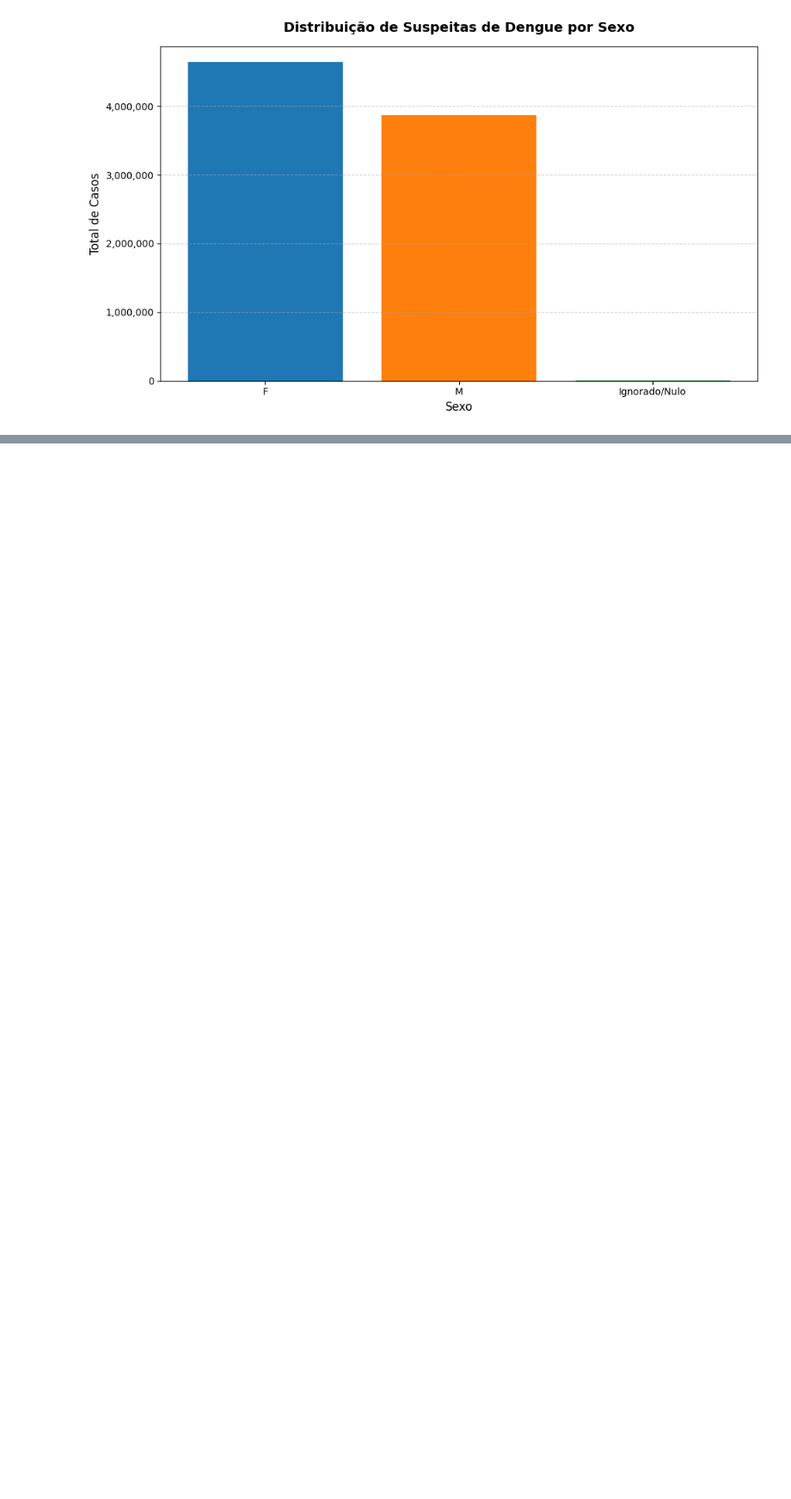
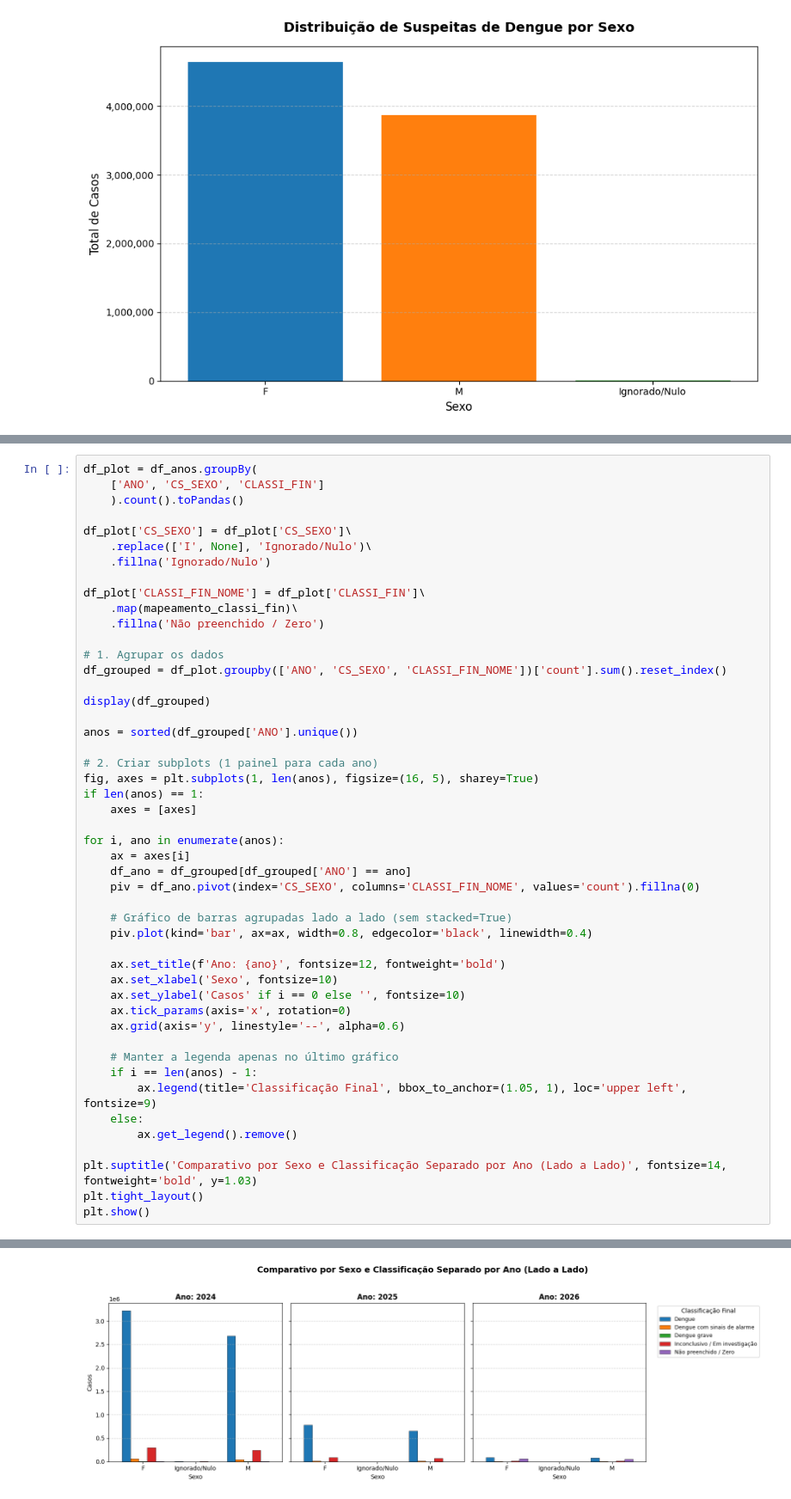
Before and after one commit to LeandroRodriguesCarneiro/pos_graduacao_analise_preparacao_dados, a Jupyter notebook: main.ipynb, the cells around one changed output, grey strips where cells are left out. Shown at 86% size. Saved outputs shown, nothing was run; the diff lists cells and outputs as text; blank space fills up the shorter version.

```diff
--- a/main.ipynb
+++ b/main.ipynb
@@ -526,0 +594,49 @@ plt.show()
+# %%
+df_plot = df_anos.groupBy(
+    ['ANO', 'CS_SEXO', 'CLASSI_FIN']
+    ).count().toPandas()
+
+df_plot['CS_SEXO'] = df_plot['CS_SEXO']\
+    .replace(['I', None], 'Ignorado/Nulo')\
+    .fillna('Ignorado/Nulo')
+
+df_plot['CLASSI_FIN_NOME'] = df_plot['CLASSI_FIN']\
+    .map(mapeamento_classi_fin)\
+    .fillna('Não preenchido / Zero')
+
+# 1. Agrupar os dados
+df_grouped = df_plot.groupby(['ANO', 'CS_SEXO', 'CLASSI_FIN_NOME'])['count'].sum().reset_index()
+
+display(df_grouped)
+
+anos = sorted(df_grouped['ANO'].unique())
+
+# 2. Criar subplots (1 painel para cada ano)
+fig, axes = plt.subplots(1, len(anos), figsize=(16, 5), sharey=True)
+if len(anos) == 1:
+    axes = [axes]
+
+for i, ano in enumerate(anos):
+    ax = axes[i]
+    df_ano = df_grouped[df_grouped['ANO'] == ano]
+    piv = df_ano.pivot(index='CS_SEXO', columns='CLASSI_FIN_NOME', values='count').fillna(0)
+
+    # Gráfico de barras agrupadas lado a lado (sem stacked=True)
+    piv.plot(kind='bar', ax=ax, width=0.8, edgecolor='black', linewidth=0.4)
+
+    ax.set_title(f'Ano: {ano}', fontsize=12, fontweight='bold')
+    ax.set_xlabel('Sexo', fontsize=10)
+    ax.set_ylabel('Casos' if i == 0 else '', fontsize=10)
+    ax.tick_params(axis='x', rotation=0)
+    ax.grid(axis='y', linestyle='--', alpha=0.6)
+
+    # Manter a legenda apenas no último gráfico
+    if i == len(anos) - 1:
+        ax.legend(title='Classificação Final', bbox_to_anchor=(1.05, 1), loc='upper left', fontsize=9)
+    else:
+        ax.get_legend().remove()
+
+plt.suptitle('Comparativo por Sexo e Classificação Separado por Ano (Lado a Lado)', fontsize=14, fontweight='bold', y=1.03)
+plt.tight_layout()
+plt.show()
+# %% [output]
@@ -526,0 +660 @@ plt.show()
+[figure, added]
```
Also changed, not shown: parts of 5 cells of this notebook.
